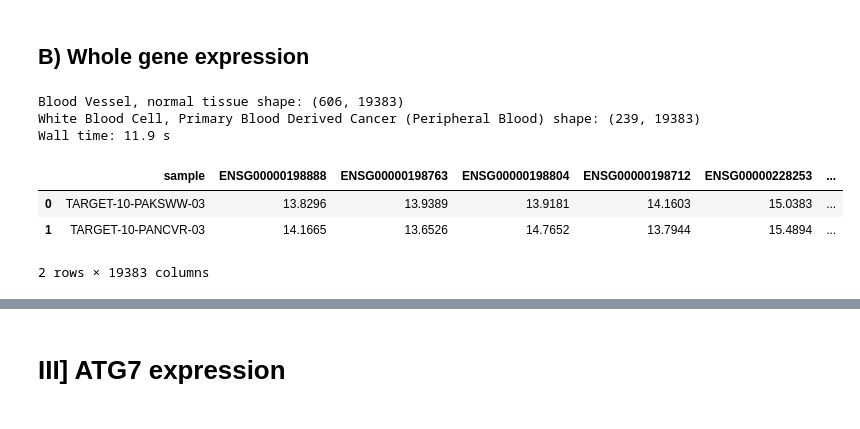
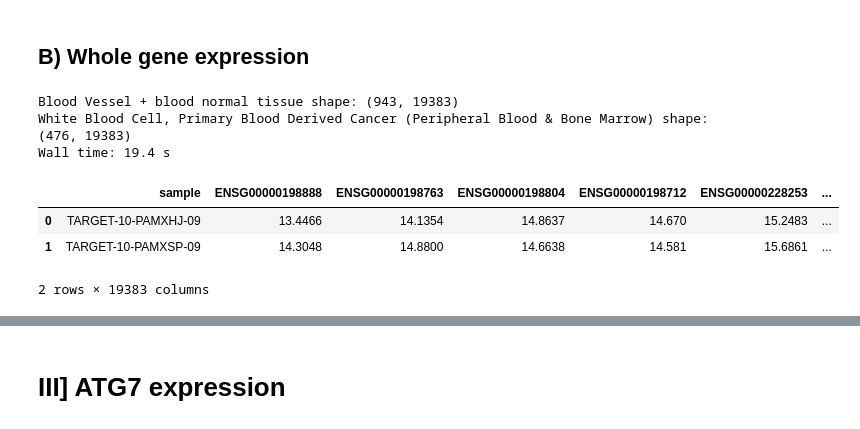
Before and after one commit to Keviosta/Article_short_isoform_ATG7_private, a Jupyter notebook: ATG7/atg7_separated_organs_analyse/blood/organ_blood_specific_ATG7_correalation.ipynb, the cells around one changed output, grey strips where cells are left out. Cells and saved outputs as stored; diff of their text form; code cells hidden in the pictures.

```diff
--- a/ATG7/atg7_separated_organs_analyse/blood/organ_blood_specific_ATG7_correalation.ipynb
+++ b/ATG7/atg7_separated_organs_analyse/blood/organ_blood_specific_ATG7_correalation.ipynb
@@ -193,24 +193,24 @@ Name: Primary_Site, dtype: int64
 # %%
 %%time
 # DL data gene expression for Normal Tissue and Primary Tumors
 input_file_directory_gene_expr = '/Users/kja11/OneDrive - Háskóli Íslands/PhD ATG7/0 Python Analysis/gene_expr_preparation/'
-path = output_file_directory + "/ATG7/Organ_specific_subsets/blood/"
+path = output_file_directory + "dataframes_for_input/blood/"
 
 directory = path + "ensembl_normal_blood_protcoding_expr.tsv"
 normal_blood_protcoding= pandas.read_csv(directory, sep = "\t")
-print("Blood Vessel, normal tissue shape:", normal_blood_protcoding.shape)
+print("Blood Vessel + blood normal tissue shape:", normal_blood_protcoding.shape)
 
 directory = path + "ensembl_primary_blood_protcoding_expr.tsv"
 primary_blood_protcoding= pandas.read_csv(directory, sep = "\t")
-print("White Blood Cell, Primary Blood Derived Cancer (Peripheral Blood) shape:", primary_blood_protcoding.shape)
+print("White Blood Cell, Primary Blood Derived Cancer (Peripheral Blood & Bone Marrow) shape:", primary_blood_protcoding.shape)
 primary_blood_protcoding.head(2)
 # %% [output]
-Blood Vessel, normal tissue shape: (606, 19383)
-White Blood Cell, Primary Blood Derived Cancer (Peripheral Blood) shape: (239, 19383)
-Wall time: 11.9 s
+Blood Vessel + blood normal tissue shape: (943, 19383)
+White Blood Cell, Primary Blood Derived Cancer (Peripheral Blood & Bone Marrow) shape: (476, 19383)
+Wall time: 19.4 s
 |  | sample | ENSG00000198888 | ENSG00000198763 | ENSG00000198804 | ENSG00000198712 | ENSG00000228253 | ... |
-| 0 | TARGET-10-PAKSWW-03 | 13.8296 | 13.9389 | 13.9181 | 14.1603 | 15.0383 | ... |
-| 1 | TARGET-10-PANCVR-03 | 14.1665 | 13.6526 | 14.7652 | 13.7944 | 15.4894 | ... |
+| 0 | TARGET-10-PAMXHJ-09 | 13.4466 | 14.1354 | 14.8637 | 14.670 | 15.2483 | ... |
+| 1 | TARGET-10-PAMXSP-09 | 14.3048 | 14.8800 | 14.6638 | 14.581 | 15.6861 | ... |
 2 rows × 19383 columns
 # %%
 #see how many duplicates in genes
```
Also changed, not shown: parts of 10 cells of this notebook, 1 other file.
